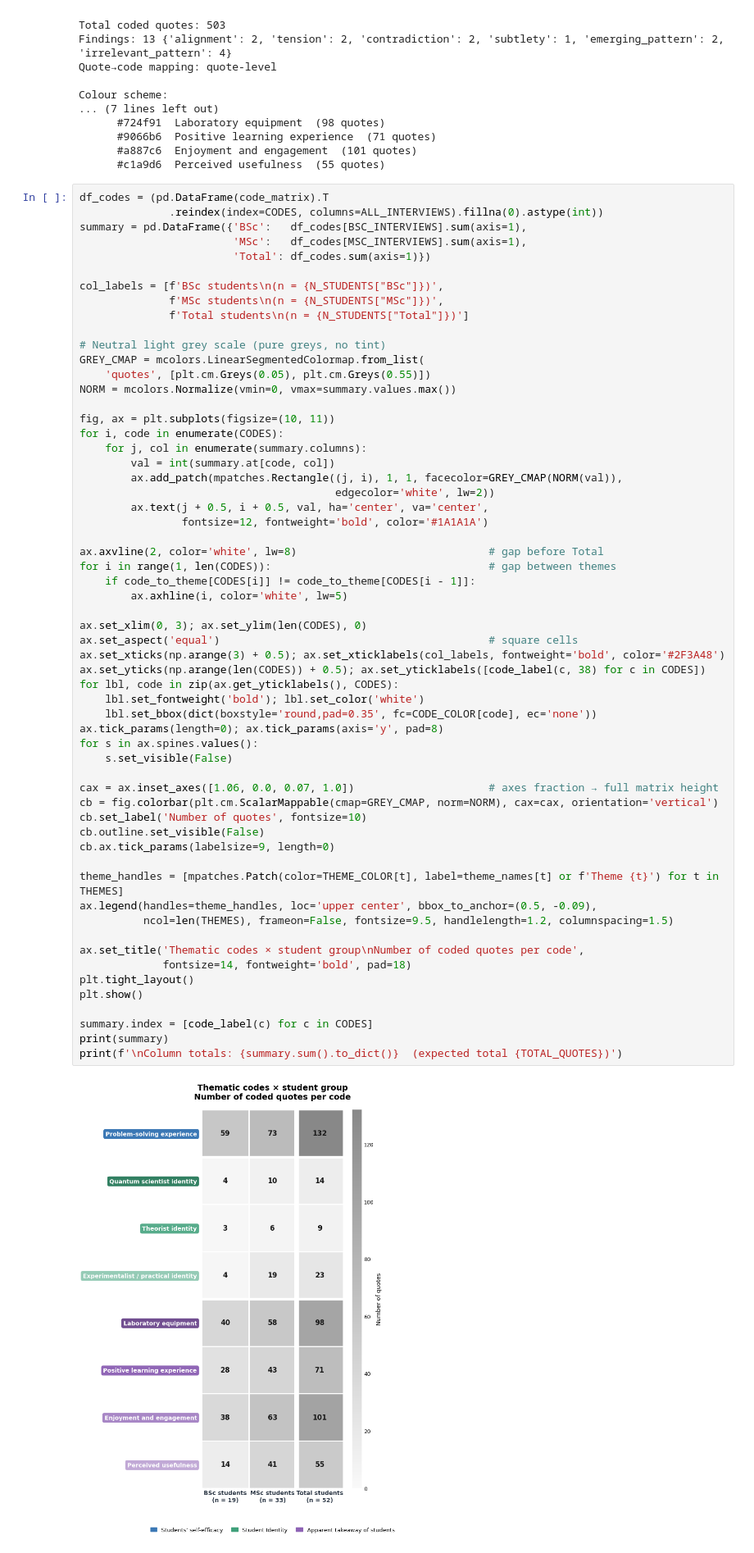
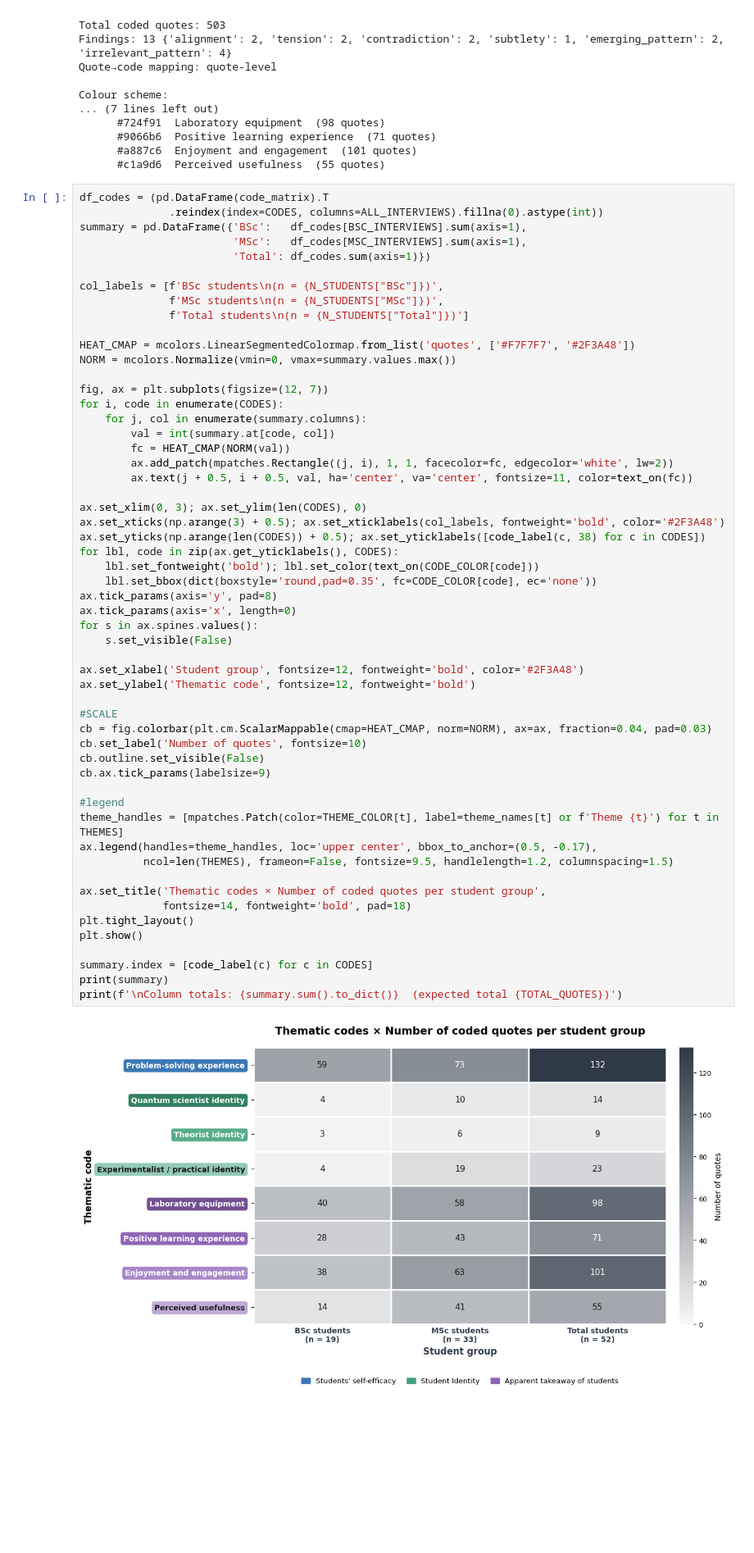
Before and after one commit to vitahehe/interviews, a Jupyter notebook: visualize.ipynb, the cells around one changed output. Shown at 82% size. Drawn from its saved outputs; the diff is of its cells as text; blank space fills up the shorter version.

Commit message:
change of visual representation of co-occurences

```diff
--- a/visualize.ipynb
+++ b/visualize.ipynb
@@ -210,56 +210,52 @@ col_labels = [f'BSc students\n(n = {N_STUDENTS["BSc"]})',
               f'MSc students\n(n = {N_STUDENTS["MSc"]})',
               f'Total students\n(n = {N_STUDENTS["Total"]})']
 
-# Neutral light grey scale (pure greys, no tint)
-GREY_CMAP = mcolors.LinearSegmentedColormap.from_list(
-    'quotes', [plt.cm.Greys(0.05), plt.cm.Greys(0.55)])
+HEAT_CMAP = mcolors.LinearSegmentedColormap.from_list('quotes', ['#F7F7F7', '#2F3A48'])
 NORM = mcolors.Normalize(vmin=0, vmax=summary.values.max())
 
-fig, ax = plt.subplots(figsize=(10, 11))
+fig, ax = plt.subplots(figsize=(12, 7))
 for i, code in enumerate(CODES):
     for j, col in enumerate(summary.columns):
         val = int(summary.at[code, col])
-        ax.add_patch(mpatches.Rectangle((j, i), 1, 1, facecolor=GREY_CMAP(NORM(val)),
-                                        edgecolor='white', lw=2))
-        ax.text(j + 0.5, i + 0.5, val, ha='center', va='center',
-                fontsize=12, fontweight='bold', color='#1A1A1A')
-
-ax.axvline(2, color='white', lw=8)                              # gap before Total
-for i in range(1, len(CODES)):                                  # gap between themes
-    if code_to_theme[CODES[i]] != code_to_theme[CODES[i - 1]]:
-        ax.axhline(i, color='white', lw=5)
+        fc = HEAT_CMAP(NORM(val))
+        ax.add_patch(mpatches.Rectangle((j, i), 1, 1, facecolor=fc, edgecolor='white', lw=2))
+        ax.text(j + 0.5, i + 0.5, val, ha='center', va='center', fontsize=11, color=text_on(fc))
 
 ax.set_xlim(0, 3); ax.set_ylim(len(CODES), 0)
-ax.set_aspect('equal')                                          # square cells
 ax.set_xticks(np.arange(3) + 0.5); ax.set_xticklabels(col_labels, fontweight='bold', color='#2F3A48')
 ax.set_yticks(np.arange(len(CODES)) + 0.5); ax.set_yticklabels([code_label(c, 38) for c in CODES])
 for lbl, code in zip(ax.get_yticklabels(), CODES):
-    lbl.set_fontweight('bold'); lbl.set_color('white')
+    lbl.set_fontweight('bold'); lbl.set_color(text_on(CODE_COLOR[code]))
     lbl.set_bbox(dict(boxstyle='round,pad=0.35', fc=CODE_COLOR[code], ec='none'))
-ax.tick_params(length=0); ax.tick_params(axis='y', pad=8)
+ax.tick_params(axis='y', pad=8)
+ax.tick_params(axis='x', length=0)
 for s in ax.spines.values():
     s.set_visible(False)
 
-cax = ax.inset_axes([1.06, 0.0, 0.07, 1.0])                     # axes fraction → full matrix height
-cb = fig.colorbar(plt.cm.ScalarMappable(cmap=GREY_CMAP, norm=NORM), cax=cax, orientation='vertical')
+ax.set_xlabel('Student group', fontsize=12, fontweight='bold', color='#2F3A48')
+ax.set_ylabel('Thematic code', fontsize=12, fontweight='bold')
+
+#SCALE
+cb = fig.colorbar(plt.cm.ScalarMappable(cmap=HEAT_CMAP, norm=NORM), ax=ax, fraction=0.04, pad=0.03)
 cb.set_label('Number of quotes', fontsize=10)
 cb.outline.set_visible(False)
-cb.ax.tick_params(labelsize=9, length=0)
+cb.ax.tick_params(labelsize=9)
 
+#legend
 theme_handles = [mpatches.Patch(color=THEME_COLOR[t], label=theme_names[t] or f'Theme {t}') for t in THEMES]
-ax.legend(handles=theme_handles, loc='upper center', bbox_to_anchor=(0.5, -0.09),
+ax.legend(handles=theme_handles, loc='upper center', bbox_to_anchor=(0.5, -0.17),
           ncol=len(THEMES), frameon=False, fontsize=9.5, handlelength=1.2, columnspacing=1.5)
 
-ax.set_title('Thematic codes × student group\nNumber of coded quotes per code',
+ax.set_title('Thematic codes × Number of coded quotes per student group',
              fontsize=14, fontweight='bold', pad=18)
 plt.tight_layout()
 plt.show()
 
 summary.index = [code_label(c) for c in CODES]
 print(summary)
 print(f'\nColumn totals: {summary.sum().to_dict()}  (expected total {TOTAL_QUOTES})')
 # %% [output]
-[figure, old version]
+[figure, new version]
                                       BSc  MSc  Total
 Problem-solving experience             59   73    132
 Quantum scientist identity              4   10     14
```
Also changed, not shown: parts of 3 cells of this notebook.
